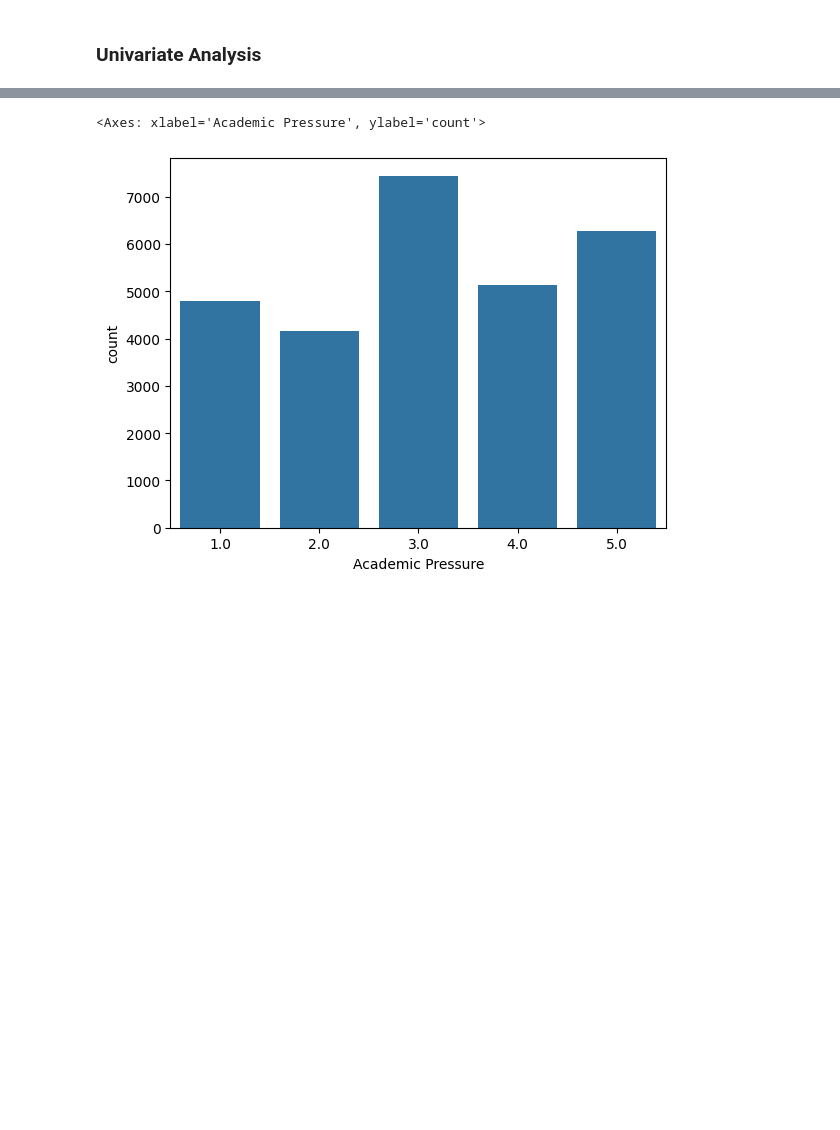
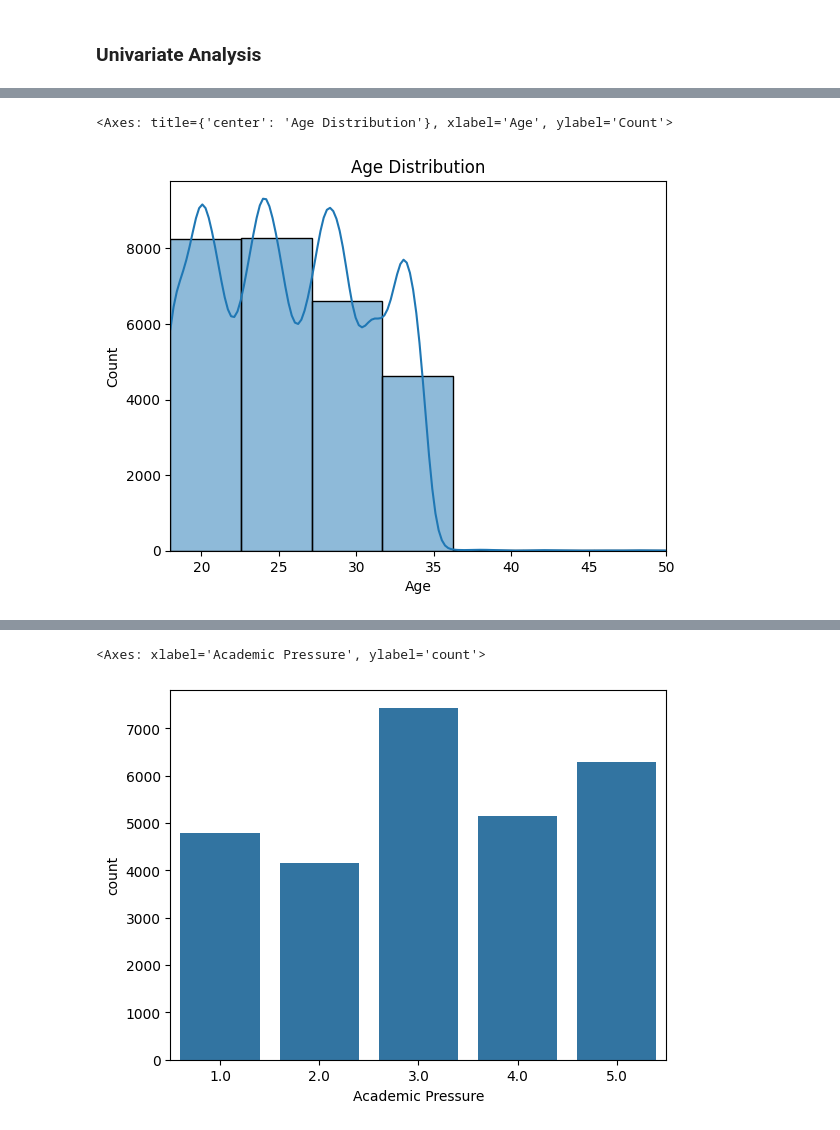
Before and after one commit to Siddharth-Saravanan/Student_Depression_Analysis_and_Prediction_using_Machine_Learning, a Jupyter notebook: student_depression_prediction.ipynb, the cells around one changed output, grey strips where cells are left out. Cells and saved outputs as stored; diff of their text form; code cells hidden in the pictures; blank space fills up the shorter version.

```diff
--- a/student_depression_prediction.ipynb
+++ b/student_depression_prediction.ipynb
@@ -552 +571,9 @@ Index(['id', 'Gender', 'Age', 'City', 'Profession', 'Academic Pressure',
+# %%
+# Age Distribution
+plt.title('Age Distribution')
+plt.xlim(18, 50)
+sns.histplot(depr_df['Age'], bins=9, kde=True)
+# %% [output]
+<Axes: title={'center': 'Age Distribution'}, xlabel='Age', ylabel='Count'>
+[figure, added]
 # %%
```
Also changed, not shown: parts of 16 cells of this notebook.
